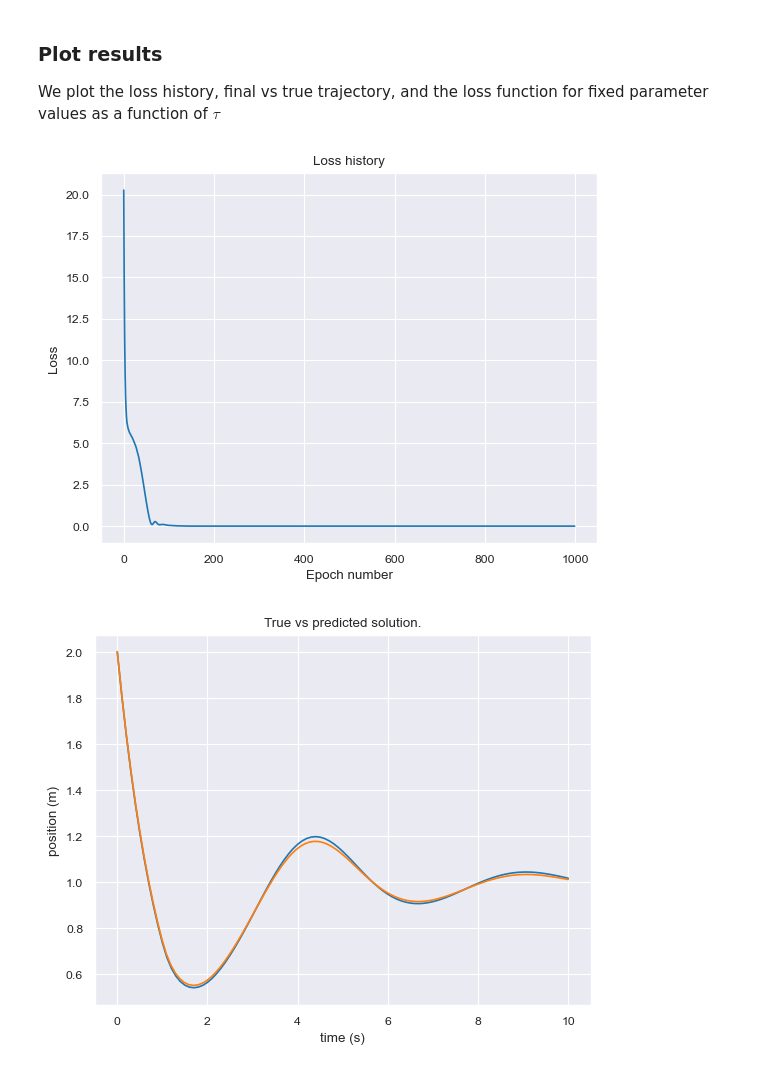
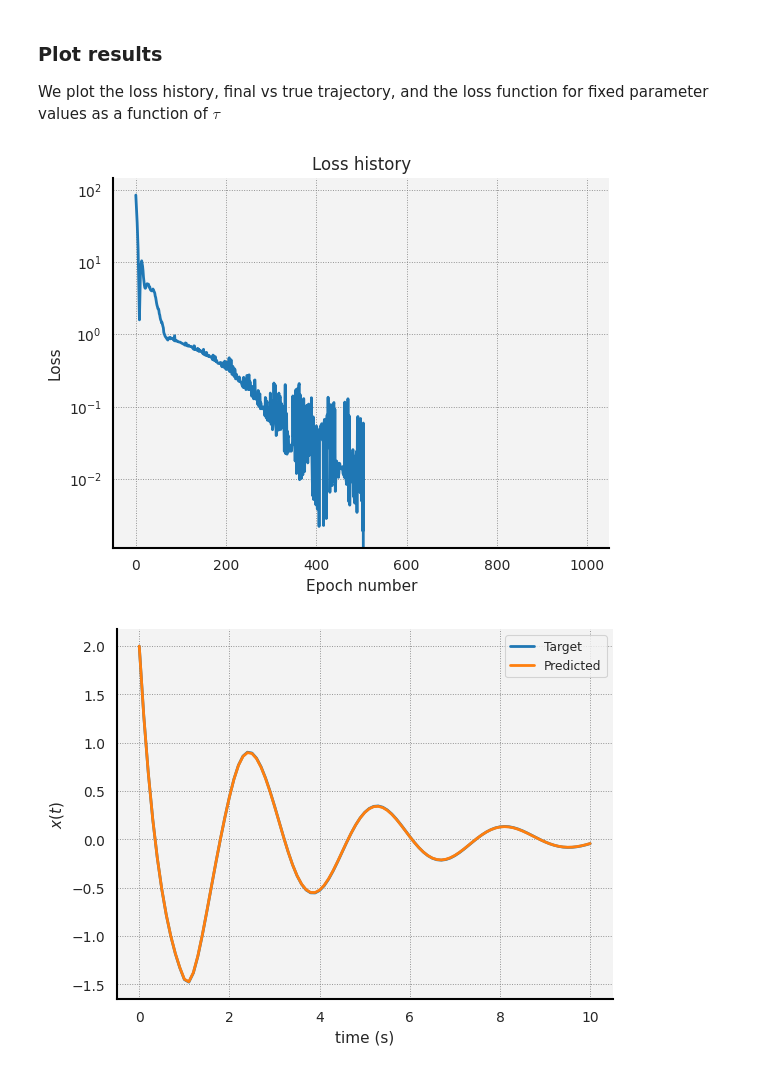
Before and after one commit to punkduckable/NDDE, a Jupyter notebook: NDDE_1D.ipynb, the cells around one changed output. Saved outputs shown, nothing was run; the diff lists cells and outputs as text; code cells hidden in the pictures.

```diff
--- a/NDDE_1D.ipynb
+++ b/NDDE_1D.ipynb
@@ -75,17 +97,17 @@ from    scipy               import  interpolate;
 
 
 # Set up a NDDE_1D object. We will try to train the enclosed model to match the one we used to generate the above plot.
-Model       = MODEL(theta_0 = 1.8, theta_1 = 1.8);
+Model       = MODEL(theta_0 = -3.0, theta_1 = -3.0);
 DDE_Module  = NDDE_1D(Model);
 
 # Pick a starting position, tau, and x_0
-tau     = torch.tensor(1.8,     requires_grad = True);
+tau     = torch.tensor(2.0,     requires_grad = True);
 x_0     = torch.clone(x_0_True).requires_grad_(True);
 T       = torch.clone(T_True).requires_grad_(False);
 
 # Select the optimizer, number of epochs.
 Param_List  : List  = list(Model.parameters()) + [tau];
-Optimizer           = torch.optim.Adam(Param_List, lr = 0.05);
+Optimizer           = torch.optim.Adam(Param_List, lr = 0.1);
 N_Epochs    : int   = 1000;
 
 # Set up buffers to track history of loss, and tau.
@@ -179,8 +199,10 @@ We plot the loss history, final vs true trajectory, and the loss function for fi
 
 plt.figure(0);
 plt.plot(History_Dict["Loss"].detach().numpy());
+seaborn.despine();
 plt.xlabel("Epoch number");
 plt.ylabel("Loss");
+plt.yscale("log");
 plt.title("Loss history");
 
 
@@ -191,41 +213,44 @@ plt.title("Loss history");
 plt.figure(1);
 plt.plot(t_Trajectory_True, x_Trajectory_True[0].detach().numpy(),      label = "true");
 plt.plot(t_Values_np,       Predicted_Trajectory[0].detach().numpy(),   label = "discovered");
+seaborn.despine();
 plt.xlabel("time (s)");
-plt.ylabel("position (m)");
-plt.title("True vs predicted solution.");
+plt.ylabel(r"$x(t)$");
+plt.legend(["Target","Predicted"]);
 
 
 
 ####################################################################################################
 # Plot loss as a function of tau
 
 # Build initial model
-G : MODEL = MODEL(theta_0 = 1.0, theta_1 = 1.0);
+G : MODEL = MODEL(theta_0 = -2.0, theta_1 = -2.0);
 
 # Set up a grid of tau values. We will find the loss at each one.
 N_Steps : int = 1000;
-grid_tau = torch.linspace(0.1, 4.1, steps = N_Steps, requires_grad = True);
+grid_tau = torch.linspace(0.1, 2.6, steps = N_Steps, requires_grad = True);
 Loss_tau = torch.zeros(N_Steps);
 
 for i in range(N_Steps):
     # Find predictions for ith tau value.
     Predictions_i : torch.Tensor = DDE_Solver(G, x_0, grid_tau[i], T)[0];
 
     # Interpolate true solution on the time step grid for this solution.
     N_i                 : int           = Predictions_i.shape[1];
     x_Interp                            = interpolate.interp1d(t_Trajectory_True.detach().numpy(), x_Trajectory_True.detach().numpy());
     t_Values            : numpy.ndarray = numpy.linspace(start = 0, stop = T.item(), num = N_i);
     Targets_i           : torch.Tensor  = torch.from_numpy(x_Interp(t_Values));
 
     # Compute loss
     Loss_tau[i] = Loss_Fn(Predictions_i, Targets_i, t_Values);
 
 # Plot!
 plt.figure(2);
 seaborn.lineplot(x = grid_tau.detach().numpy(), y = Loss_tau.detach().numpy());
-plt.xlabel("tau");
+seaborn.despine();
+plt.xlabel(r"$\tau$");
 plt.ylabel("Loss");
+plt.yscale("log");
 # %% [output]
-[figure, old version]
+[figure, new version]
-[figure, old version]
+[figure, new version]
```
Also changed, not shown: parts of 5 cells of this notebook, 2 other files.
